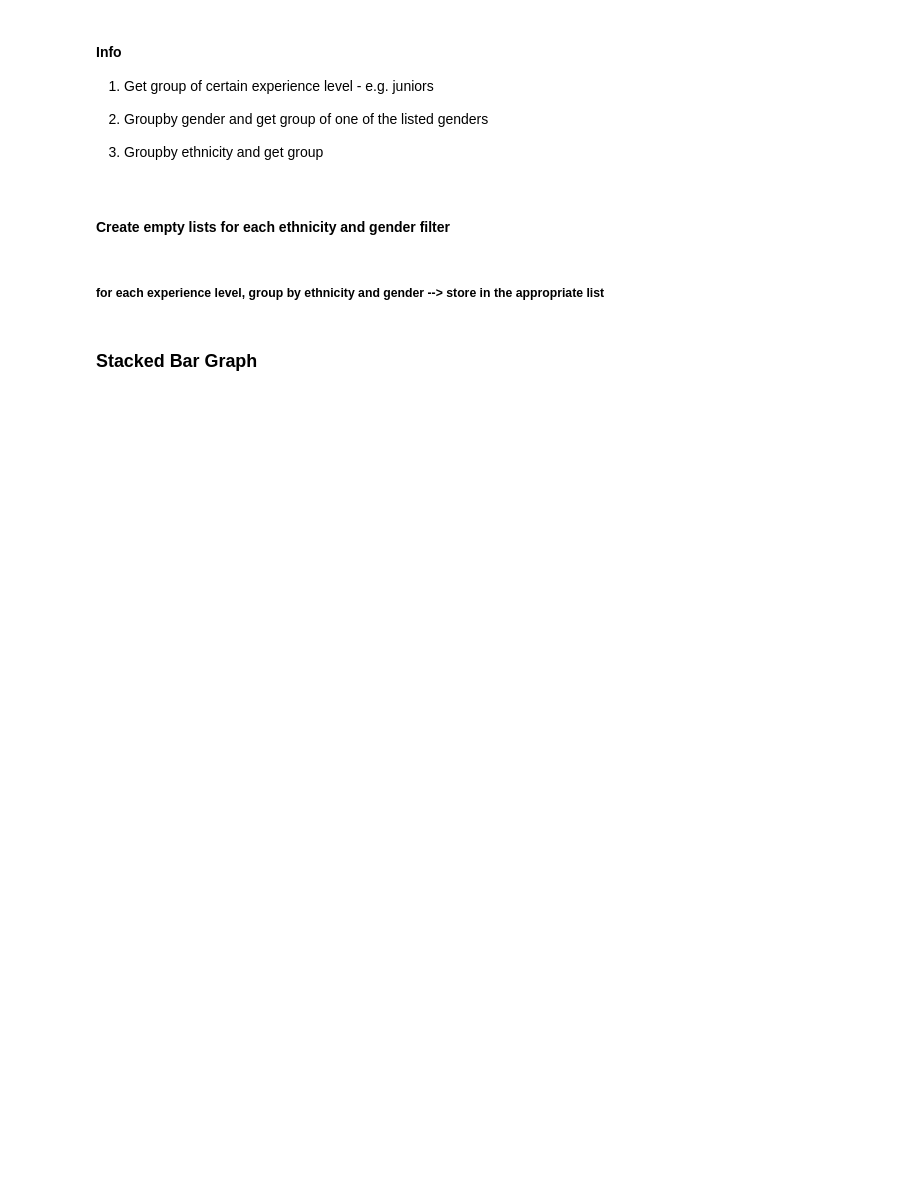
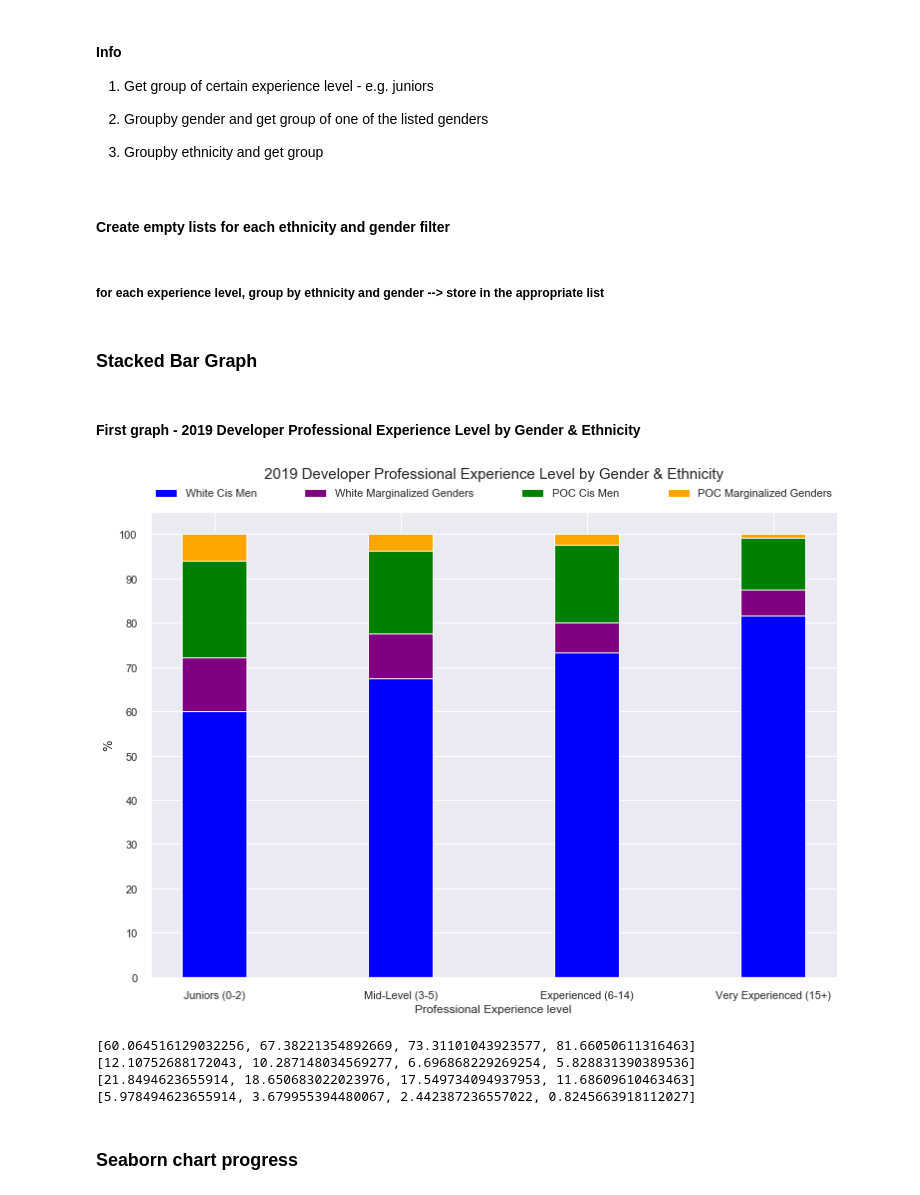
Before and after one commit to lanicesims/TIN_stack_overflow_public_survey_data, a Jupyter notebook: 2019_stackoverflow_data.ipynb, the cells around one changed output. Cells and saved outputs as stored; diff of their text form; code cells hidden in the pictures; blank space fills up the shorter version.

```diff
--- a/2019_stackoverflow_data.ipynb
+++ b/2019_stackoverflow_data.ipynb
@@ -9,5 +12,3 @@ import numpy as np
-# %%
-plt.style.use("seaborn")
 # %%
 # df = pd.read_csv('2019_survey_results_public.csv', index_col='Respondent')
 # schema_df = pd.read_csv("2019_survey_results_schema.csv", index_col='Column')
@@ -178,6 +181,7 @@ data_df
 16831 rows × 5 columns
 # %%
 data_df['YearsCodePro'] = data_df['YearsCodePro'].astype(int)
+data_df['YearsCode'] = data_df['YearsCode'].astype(int)
 # %%
 # changing number values of YearsCodePro to labels
 cut_bins = [0, 3, 6, 15, 52]
@@ -203,0 +188,7 @@ data_df
+# %%
+coding_labels = ['Juniors', 'Mid-Level', 'Experienced', 'Very Experienced']
+pro_levels = pd.cut(data_df['YearsCodePro'], cut_bins, labels = coding_labels)
+coding_levels = pd.cut(data_df['YearsCode'], cut_bins, labels = coding_labels)
+data_df['YearsCodePro'] = pro_levels
+data_df['YearsCode'] = coding_levels
+data_df
@@ -258,9 +275,59 @@ for i in list_experience_levels:
     poc_marginalized_genders_list.append(percentage_x_poc_marg_genders)
 # %% [markdown]
 ### Stacked Bar Graph
+# %% [markdown]
+#### First graph - 2019 Developer Professional Experience Level by Gender & Ethnicity
 # %%
 yearsprolevel = data_df['YearsCodePro'].unique()
 # %%
 # creating bar variables for the `bottom` argument in our plt.bar code
 bars1 = np.add(white_cis_men_list, white_marginalized_genders_list).tolist()
 bars2 = np.add(bars1, poc_cis_men_list).tolist()
+# %%
+fig = plt.figure(figsize = (11, 8))
+
+# plot_margin = .5
+
+# x0, x1, y0, y1 = plt.axis()
+# plt.axis((x0 + plot_margin,
+#           x1 - plot_margin,
+#           y0 - plot_margin,
+#           y1 + plot_margin))
+
+ind = np.arange(len(yearsprolevel))
+
+bar_white_cis_man = plt.bar(ind, white_cis_men_list, width=0.35, color="blue", label='White Cis Men')
+bar_white_mar_gen = plt.bar(ind, white_marginalized_genders_list, width=0.35, color="purple", bottom=white_cis_men_list, label='White Marginalized Genders')
+bar_poc_cis_man = plt.bar(ind, poc_cis_men_list, width=0.35, color="green", bottom=bars1, label='POC Cis Men')
+bar_poc_mar_gen = plt.bar(ind, poc_marginalized_genders_list, width=0.35, color="orange", bottom=bars2, label='POC Marginalized Genders')
+
+
+# ax = plt.gca()
+# ax.set_xticks(np.arange(0,6,1))
+# label = ax.set_xlabel('Xlabel', fontsize = 9)
+# ax.xaxis.set_label_coords(1.05, -0.025)
+# ax.xaxis.labelpad = 20
+
+plt.xticks(ind, ('Juniors (0-2)', 'Mid-Level (3-5)', 'Experienced (6-14)', 'Very Experienced (15+)'))
+plt.yticks(np.arange(0, 110, 10))
+
+plt.legend(bbox_to_anchor=(0., 1.02, 1., .102), loc=3, ncol=4, mode="expand", borderaxespad=0.)
+
+plt.xlabel('Professional Experience level')
+plt.ylabel('%', fontsize=13)
+plt.title('2019 Developer Professional Experience Level by Gender & Ethnicity', fontsize=15, y=1.06)
+
+plt.show()
+# fig.savefig('updated_2019_DEI_exp_gender.jpg')
+# %% [output]
+[figure, added]
+# %%
+print(white_cis_men_list)
+print(white_marginalized_genders_list)
+print(poc_cis_men_list)
+print(poc_marginalized_genders_list)
+# %% [output]
+[60.064516129032256, 67.38221354892669, 73.31101043923577, 81.66050611316463]
+[12.10752688172043, 10.287148034569277, 6.696868229269254, 5.828831390389536]
+[21.8494623655914, 18.650683022023976, 17.549734094937953, 11.68609610463463]
+[5.978494623655914, 3.679955394480067, 2.442387236557022, 0.8245663918112027]
@@ -267,3 +336,5 @@ bars2 = np.add(bars1, poc_cis_men_list).tolist()
+# %% [markdown]
+### Seaborn chart progress
 # %%
 fig = plt.figure(figsize = (10, 7))
 
```
Also changed, not shown: parts of 28 cells of this notebook.
